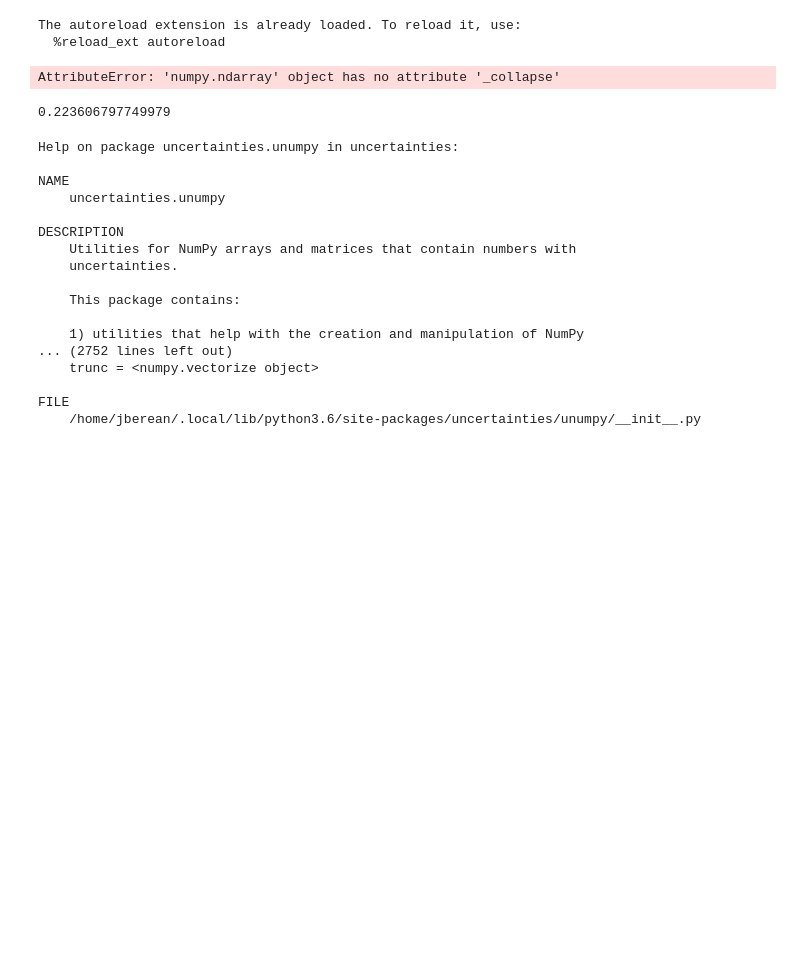
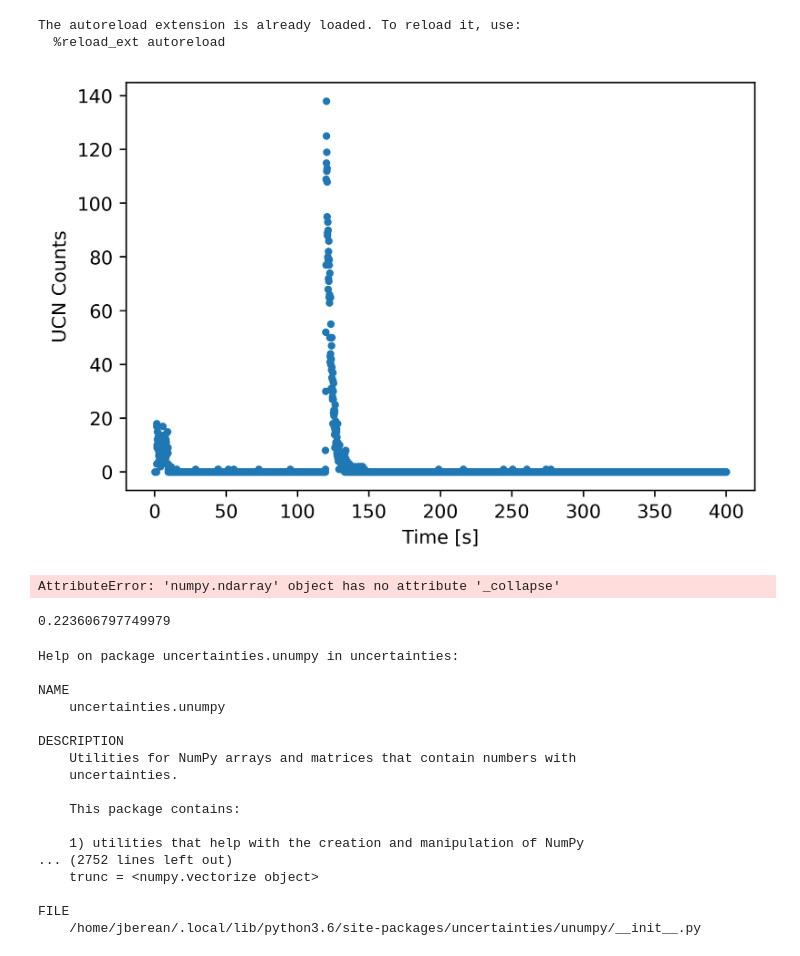
Before and after one commit to jonahberean/psi_transmission, a Jupyter notebook: notebooks/workspace.ipynb, the cells around one changed output. Saved outputs shown, nothing was run; the diff lists cells and outputs as text; code cells hidden in the pictures; blank space fills up the shorter version.

```diff
--- a/notebooks/workspace.ipynb
+++ b/notebooks/workspace.ipynb
@@ -35,6 +35,18 @@ from functions import *
 # %% [output]
 The autoreload extension is already loaded. To reload it, use:
   %reload_ext autoreload
+# %%
+fig, ax = plt.subplots()
+
+data = np.loadtxt("../data_ucn/main_detector/8/T081217_0025.tof", usecols = (0,1));
+ax.errorbar(data[:,0] * 0.1, data[:,1], yerr = None, fmt = '.');
+ax.set_xlabel('Time [s]');
+ax.set_ylabel('UCN Counts');
+# plt.title('Dec. 09: Run '')
+# plt.show()
+fig.savefig('../img/tof_eg.png', dpi=600)
+# %% [output]
+[figure, added]
 # %%
 from uncertainties import unumpy
 # %%
```
Also changed, not shown: 7 other files.
